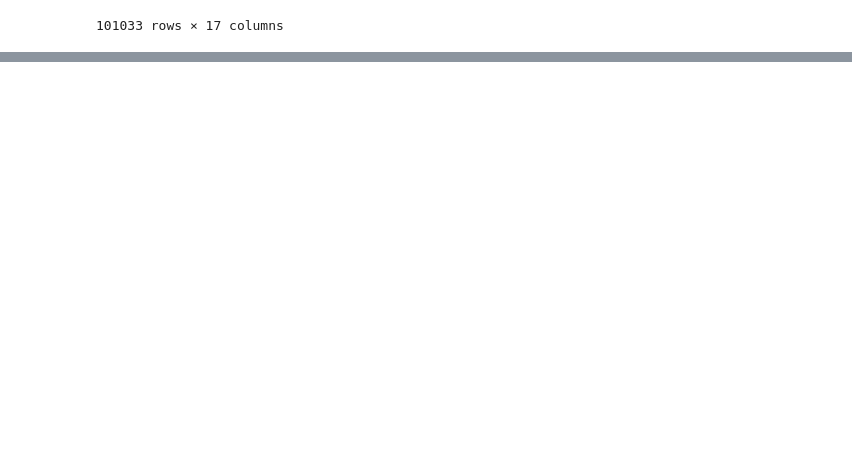
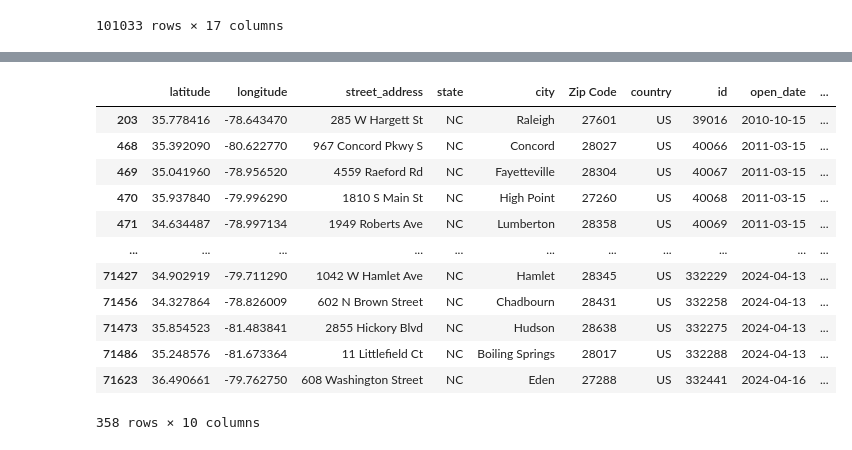
Before and after one commit to Focused79/project3-alternating-current, a Jupyter notebook: project3.ipynb, the cells around one changed output, grey strips where cells are left out. Cells and saved outputs as stored; diff of their text form; code cells hidden in the pictures; blank space fills up the shorter version.

```diff
--- a/project3.ipynb
+++ b/project3.ipynb
@@ -244,0 +333,18 @@ TN_EV_Registration_LatLong_df_cleaned
+# %%
+df_nc_stations = df[df['state']== 'NC']
+df_nc_stations_unique = df_nc_stations.drop_duplicates(subset=['Zip Code'])
+df_nc_stations_unique
+# %% [output]
+|  | latitude | longitude | street_address | state | city | Zip Code | country | id | open_date | ... |
+| 203 | 35.778416 | -78.643470 | 285 W Hargett St | NC | Raleigh | 27601 | US | 39016 | 2010-10-15 | ... |
+| 468 | 35.392090 | -80.622770 | 967 Concord Pkwy S | NC | Concord | 28027 | US | 40066 | 2011-03-15 | ... |
+| 469 | 35.041960 | -78.956520 | 4559 Raeford Rd | NC | Fayetteville | 28304 | US | 40067 | 2011-03-15 | ... |
+| 470 | 35.937840 | -79.996290 | 1810 S Main St | NC | High Point | 27260 | US | 40068 | 2011-03-15 | ... |
+| 471 | 34.634487 | -78.997134 | 1949 Roberts Ave | NC | Lumberton | 28358 | US | 40069 | 2011-03-15 | ... |
+| ... | ... | ... | ... | ... | ... | ... | ... | ... | ... | ... |
+| 71427 | 34.902919 | -79.711290 | 1042 W Hamlet Ave | NC | Hamlet | 28345 | US | 332229 | 2024-04-13 | ... |
+| 71456 | 34.327864 | -78.826009 | 602 N Brown Street | NC | Chadbourn | 28431 | US | 332258 | 2024-04-13 | ... |
+| 71473 | 35.854523 | -81.483841 | 2855 Hickory Blvd | NC | Hudson | 28638 | US | 332275 | 2024-04-13 | ... |
+| 71486 | 35.248576 | -81.673364 | 11 Littlefield Ct | NC | Boiling Springs | 28017 | US | 332288 | 2024-04-13 | ... |
+| 71623 | 36.490661 | -79.762750 | 608 Washington Street | NC | Eden | 27288 | US | 332441 | 2024-04-16 | ... |
+358 rows × 10 columns
```
Also changed, not shown: parts of 18 cells of this notebook, 3 other files.
